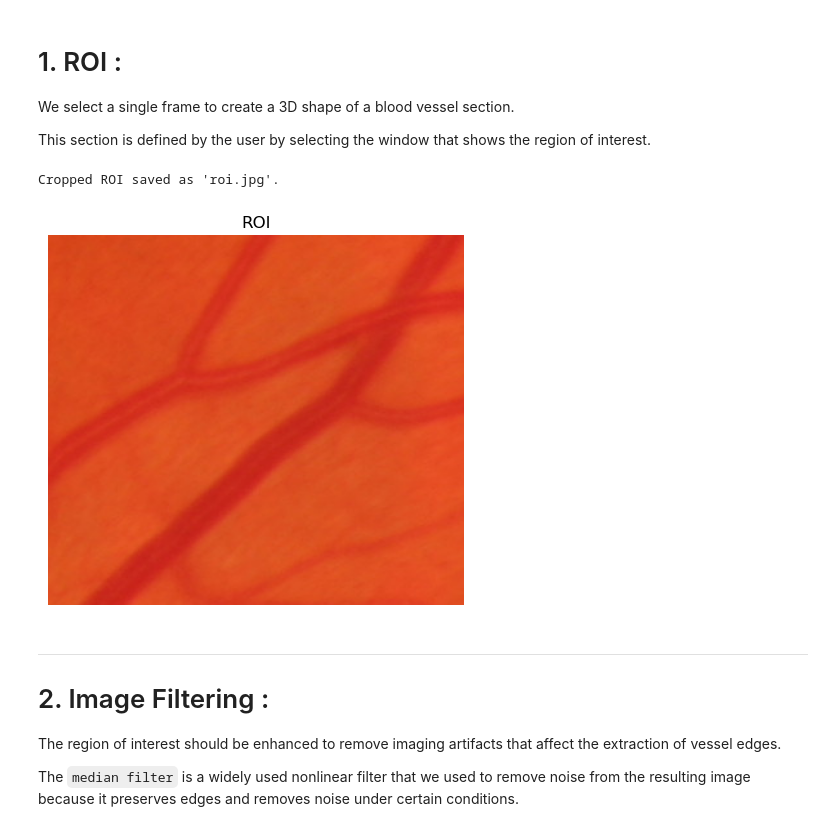
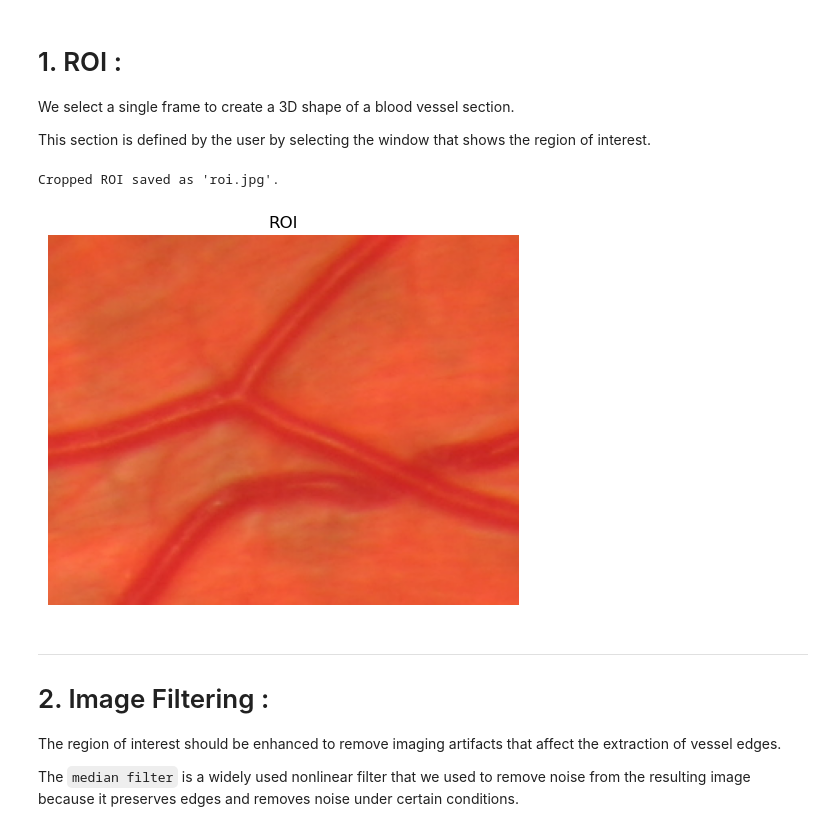
Before and after one commit to ZahraEk/Computer_Vision, a Jupyter notebook: Blood_Vessels.ipynb, the cells around one changed output. Saved outputs shown, nothing was run; the diff lists cells and outputs as text; code cells hidden in the pictures.

```diff
--- a/Blood_Vessels.ipynb
+++ b/Blood_Vessels.ipynb
@@ -42,7 +42,7 @@ def click_and_crop(event, x, y, flags, param):
         cv2.imshow('image', image)
 
 # Load an image
-image = cv2.imread(r"D:\Seminar\Datasets\healthy\06_h.jpg")
+image = cv2.imread(r"D:\Seminar\Datasets\healthy\02_h.jpg")
 
 clone = image.copy()
 cv2.namedWindow('image', cv2.WINDOW_NORMAL)
@@ -58,34 +58,34 @@ while True:
         image = clone.copy()
 
     # if the 's' key is pressed, save the cropped region
     elif key == ord('s'):
         if len(refPt) == 2:
             roi = clone[refPt[0][1]:refPt[1][1], refPt[0][0]:refPt[1][0]]
             cv2.imwrite('roi.jpg', roi)
             print("Cropped ROI saved as 'roi.jpg'.")
 
     # if the 'q' key is pressed, break from the loop
     elif key == ord('q'):
         break
 
 # if there are two reference points, then crop the region of interest
 # from the image and display it
 if len(refPt) == 2:
     roi = clone[refPt[0][1]:refPt[1][1], refPt[0][0]:refPt[1][0]]
     cv2.imshow('ROI', roi)
     cv2.waitKey(0)
 
 # Display the ROI
 plt.imshow(cv2.cvtColor(roi, cv2.COLOR_BGR2RGB))
 plt.title('ROI')
 plt.axis('off')
 plt.show()
 
 # Close OpenCV windows
 cv2.destroyAllWindows()
 # %% [output]
 Cropped ROI saved as 'roi.jpg'.
-[figure, old version]
+[figure, new version]
 # %% [markdown]
 ---
 # 2. Image Filtering :
```
Also changed, not shown: parts of 7 cells of this notebook.
